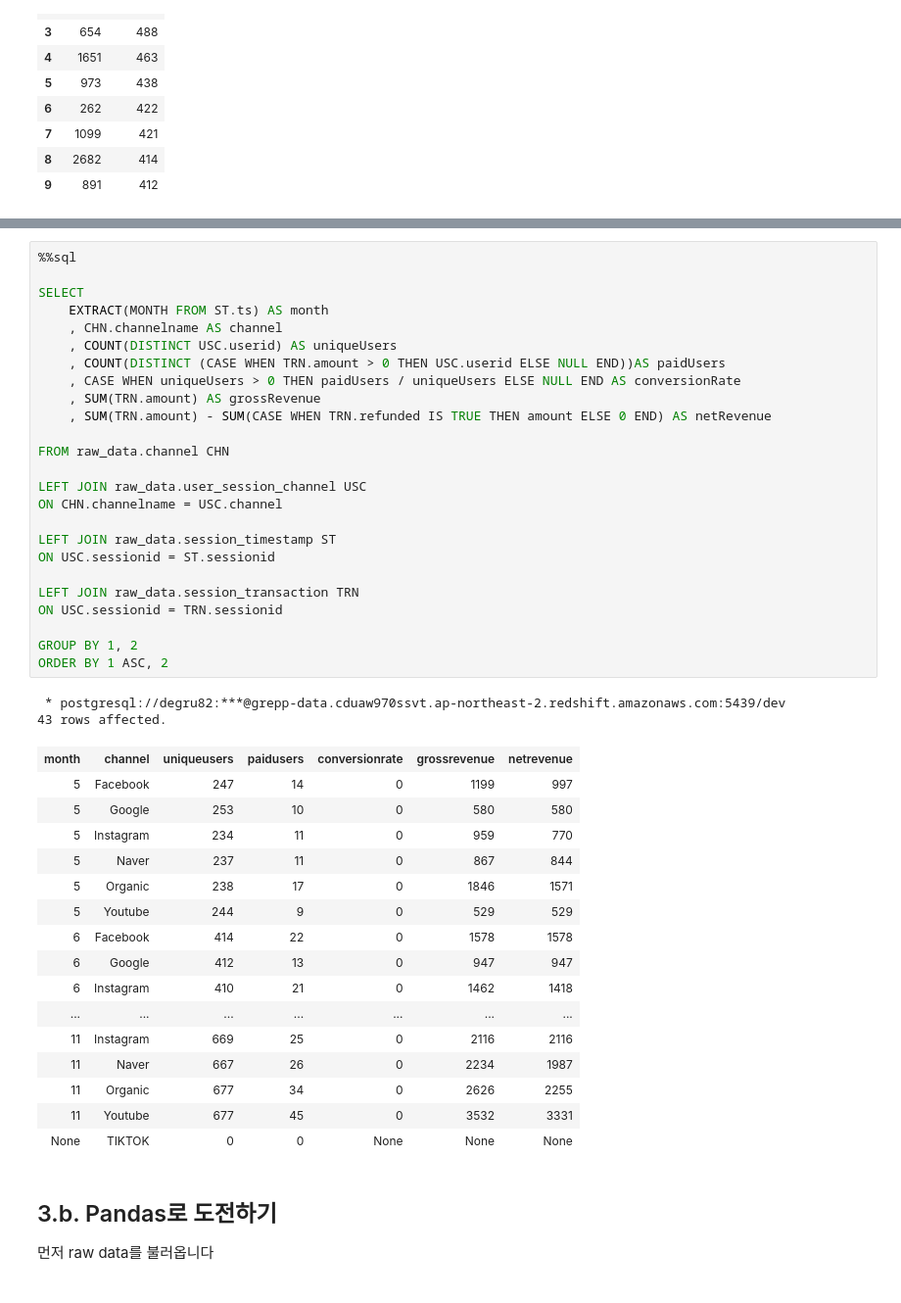
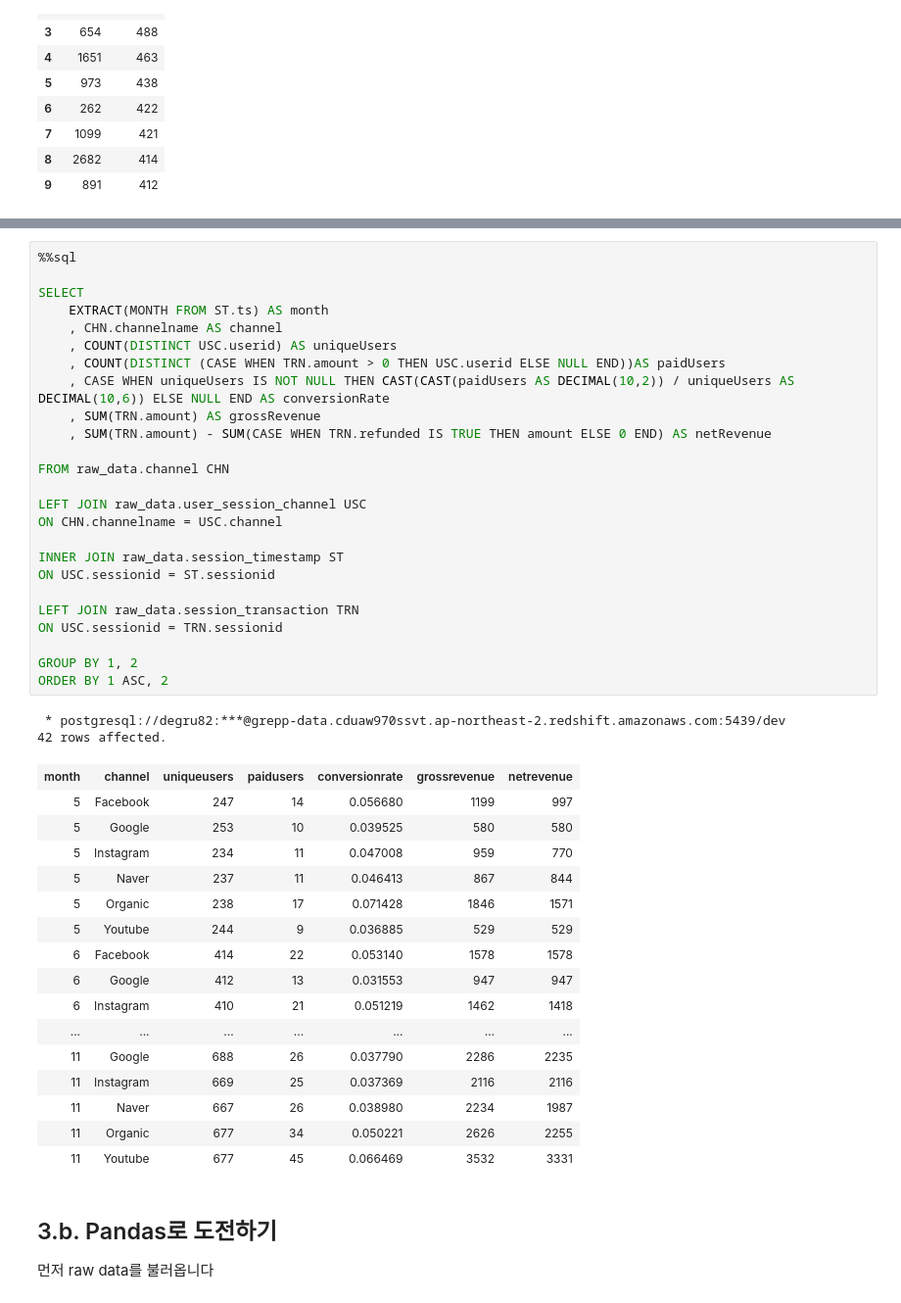
Before and after one commit to degru82/programmers-de, a Jupyter notebook: dataengineering_w3_assingment_2_to_4.ipynb, the cells around one changed output, grey strips where cells are left out. Shown at 98% size. Saved outputs shown, nothing was run; the diff lists cells and outputs as text.

```diff
--- a/dataengineering_w3_assingment_2_to_4.ipynb
+++ b/dataengineering_w3_assingment_2_to_4.ipynb
@@ -182,47 +189,47 @@ ordered_sum_by_userid.loc[:, ['userid', 'amount']].head(10)
 # %%
 %%sql
 
 SELECT
     EXTRACT(MONTH FROM ST.ts) AS month
     , CHN.channelname AS channel
     , COUNT(DISTINCT USC.userid) AS uniqueUsers
     , COUNT(DISTINCT (CASE WHEN TRN.amount > 0 THEN USC.userid ELSE NULL END))AS paidUsers
-    , CASE WHEN uniqueUsers > 0 THEN paidUsers / uniqueUsers ELSE NULL END AS conversionRate
+    , CASE WHEN uniqueUsers IS NOT NULL THEN CAST(CAST(paidUsers AS DECIMAL(10,2)) / uniqueUsers AS DECIMAL(10,6)) ELSE NULL END AS conversionRate
     , SUM(TRN.amount) AS grossRevenue
     , SUM(TRN.amount) - SUM(CASE WHEN TRN.refunded IS TRUE THEN amount ELSE 0 END) AS netRevenue
 
 FROM raw_data.channel CHN
 
 LEFT JOIN raw_data.user_session_channel USC
 ON CHN.channelname = USC.channel
 
-LEFT JOIN raw_data.session_timestamp ST
+INNER JOIN raw_data.session_timestamp ST
 ON USC.sessionid = ST.sessionid
 
 LEFT JOIN raw_data.session_transaction TRN
 ON USC.sessionid = TRN.sessionid
 
 GROUP BY 1, 2
 ORDER BY 1 ASC, 2
 # %% [output]
  * postgresql://degru82:***@grepp-data.cduaw970ssvt.ap-northeast-2.redshift.amazonaws.com:5439/dev
-43 rows affected.
+42 rows affected.
 | month | channel | uniqueusers | paidusers | conversionrate | grossrevenue | netrevenue |
-| 5 | Facebook | 247 | 14 | 0 | 1199 | 997 |
-| 5 | Google | 253 | 10 | 0 | 580 | 580 |
-| 5 | Instagram | 234 | 11 | 0 | 959 | 770 |
-| 5 | Naver | 237 | 11 | 0 | 867 | 844 |
-| 5 | Organic | 238 | 17 | 0 | 1846 | 1571 |
-| 5 | Youtube | 244 | 9 | 0 | 529 | 529 |
-| 6 | Facebook | 414 | 22 | 0 | 1578 | 1578 |
-| 6 | Google | 412 | 13 | 0 | 947 | 947 |
-| 6 | Instagram | 410 | 21 | 0 | 1462 | 1418 |
+| 5 | Facebook | 247 | 14 | 0.056680 | 1199 | 997 |
+| 5 | Google | 253 | 10 | 0.039525 | 580 | 580 |
+| 5 | Instagram | 234 | 11 | 0.047008 | 959 | 770 |
+| 5 | Naver | 237 | 11 | 0.046413 | 867 | 844 |
+| 5 | Organic | 238 | 17 | 0.071428 | 1846 | 1571 |
+| 5 | Youtube | 244 | 9 | 0.036885 | 529 | 529 |
+| 6 | Facebook | 414 | 22 | 0.053140 | 1578 | 1578 |
+| 6 | Google | 412 | 13 | 0.031553 | 947 | 947 |
+| 6 | Instagram | 410 | 21 | 0.051219 | 1462 | 1418 |
 | ... | ... | ... | ... | ... | ... | ... |
-| 11 | Instagram | 669 | 25 | 0 | 2116 | 2116 |
-| 11 | Naver | 667 | 26 | 0 | 2234 | 1987 |
-| 11 | Organic | 677 | 34 | 0 | 2626 | 2255 |
-| 11 | Youtube | 677 | 45 | 0 | 3532 | 3331 |
-| None | TIKTOK | 0 | 0 | None | None | None |
+| 11 | Google | 688 | 26 | 0.037790 | 2286 | 2235 |
+| 11 | Instagram | 669 | 25 | 0.037369 | 2116 | 2116 |
+| 11 | Naver | 667 | 26 | 0.038980 | 2234 | 1987 |
+| 11 | Organic | 677 | 34 | 0.050221 | 2626 | 2255 |
+| 11 | Youtube | 677 | 45 | 0.066469 | 3532 | 3331 |
 # %% [markdown]
 ## 3.b. Pandas로 도전하기
 
```
Also changed, not shown: parts of 13 cells of this notebook.
